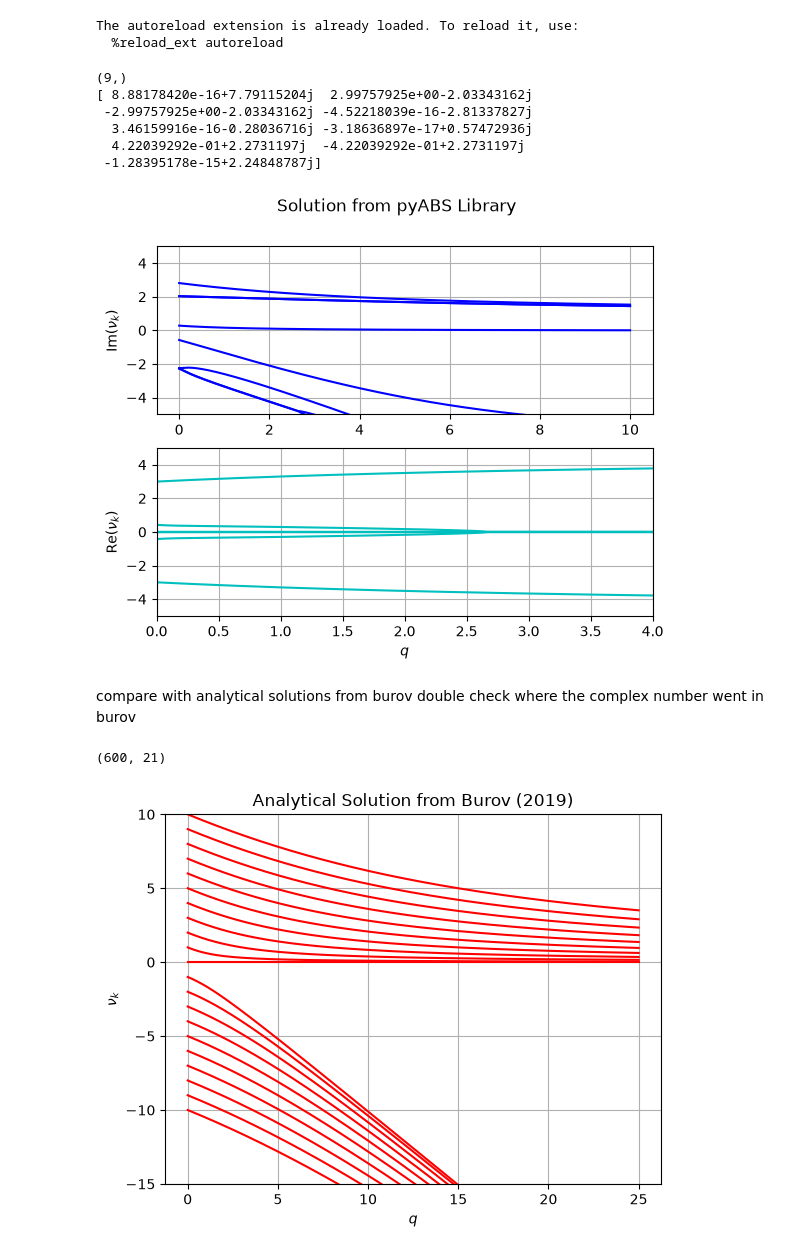
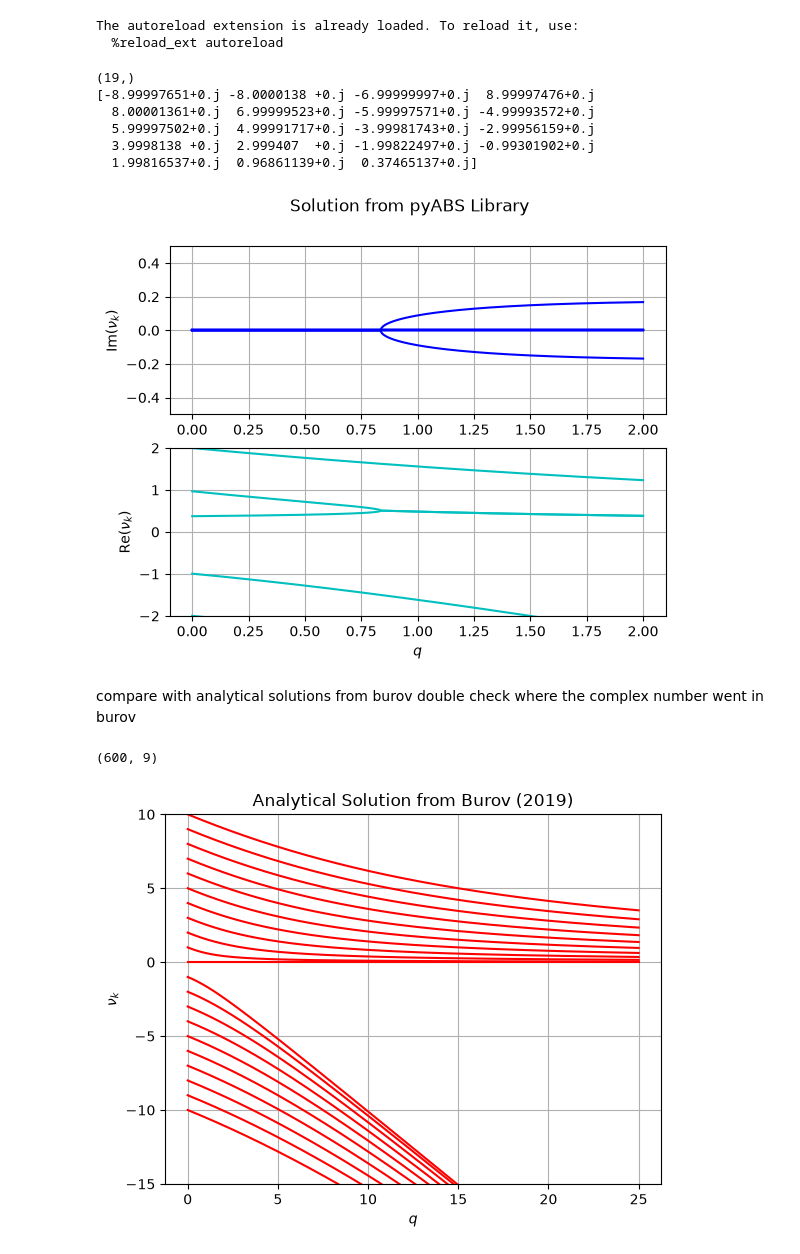
Before and after one commit to gonza94/pyABS, a Jupyter notebook: examples/thetawake.ipynb, the cells around one changed output. Drawn from its saved outputs; the diff is of its cells as text; code cells hidden in the pictures.

```diff
--- a/examples/thetawake.ipynb
+++ b/examples/thetawake.ipynb
@@ -19,10 +19,10 @@ from pyabs.core.matrix import build_abs_matrix
 from pyabs.core.wake import ThetaWake, WakeScale
 from pyabs.solvers.eigensolvers import solve_eigenvalues
 # %%
-n_max=4
+n_max=9
 basis = build_abs_basis(np, ABSBasisConfig(n_max=n_max, q=0))
 # %%
-theta_wake = ThetaWake(W0=1.0)
+theta_wake = ThetaWake(W0=0.7)
 # %%
 matrix = build_abs_matrix(basis, wake_model=theta_wake, scale=WakeScale(w = 1))
 # %%
@@ -32,14 +32,14 @@ eigenvalues = np.array(eigenvalue_i)
 print(eigenvalues.shape)
 print(eigenvalues)
 # %% [output]
-(9,)
-[ 8.88178420e-16+7.79115204j  2.99757925e+00-2.03343162j
- -2.99757925e+00-2.03343162j -4.52218039e-16-2.81337827j
-  3.46159916e-16-0.28036716j -3.18636897e-17+0.57472936j
-  4.22039292e-01+2.2731197j  -4.22039292e-01+2.2731197j
- -1.28395178e-15+2.24848787j]
+(19,)
+[-8.99997651+0.j -8.0000138 +0.j -6.99999997+0.j  8.99997476+0.j
+  8.00001361+0.j  6.99999523+0.j -5.99997571+0.j -4.99993572+0.j
+  5.99997502+0.j  4.99991717+0.j -3.99981743+0.j -2.99956159+0.j
+  3.9998138 +0.j  2.999407  +0.j -1.99822497+0.j -0.99301902+0.j
+  1.99816537+0.j  0.96861139+0.j  0.37465137+0.j]
 # %%
-sc = np.linspace(0, 10, num=600)
+sc = np.linspace(0, 2, num=600)
 modes = np.arange(-n_max, (n_max)+1, dtype=int)
 eigenscan = []
 for i, q in enumerate(sc):
@@ -77,23 +77,23 @@ im_eigenscan_tracked = sort_by_continuity(im_eigenscan)
 re_eigenscan_tracked = sort_by_continuity(re_eigenscan)
 # %%
 fig, ax = plt.subplots(2)
-ax[0].set_ylim(-5,5)
-ax[1].set_ylim(-5,5)
-ax[1].set_xlim(0,4)
+ax[0].set_ylim(-0.5,0.5)
+ax[1].set_ylim(-2,2)
+#ax[1].set_xlim(0,2)
 #for i in range(len(modes)):
 #    plt.scatter(sc, eigenscan[i])
 plt.suptitle("Solution from pyABS Library")
 ax[0].grid()
 ax[1].grid()
 ax[0].plot(sc, im_eigenscan_tracked, color='b')
 ax[1].plot(sc, re_eigenscan_tracked, color='c')
 ax[0].set_ylabel(r"Im($\nu_{k}$)")
 ax[1].set_ylabel(r"Re($\nu_{k}$)")
 ax[1].set_xlabel(r"$q$")
 plt.savefig("../../plots/pyabs_theta.png", dpi=300)
 plt.show()
 # %% [output]
-[figure, old version]
+[figure, new version]
 # %% [markdown]
 compare with analytical solutions from burov
 double check where the complex number went in burov
@@ -121,7 +121,7 @@ for i, q in enumerate(sc):
 #print(eigenscan_tracked)
 np.array(real_scan).shape
 # %% [output]
-(600, 21)
+(600, 9)
 # %%
 fig, ax = plt.subplots()
 ax.set_ylim(-15,10)
```
Also changed, not shown: 4 other files.
